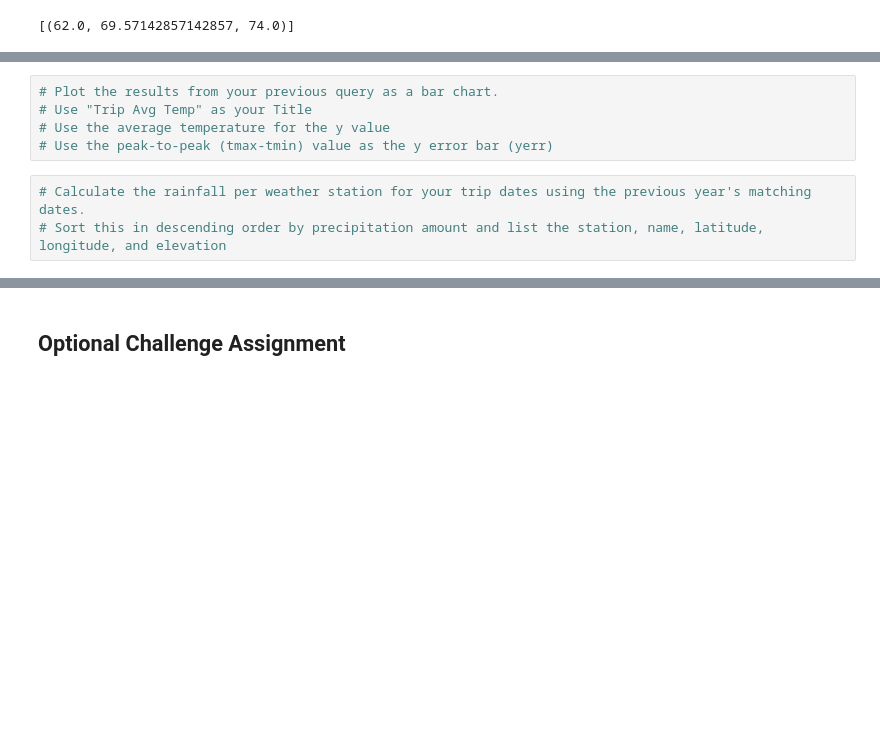
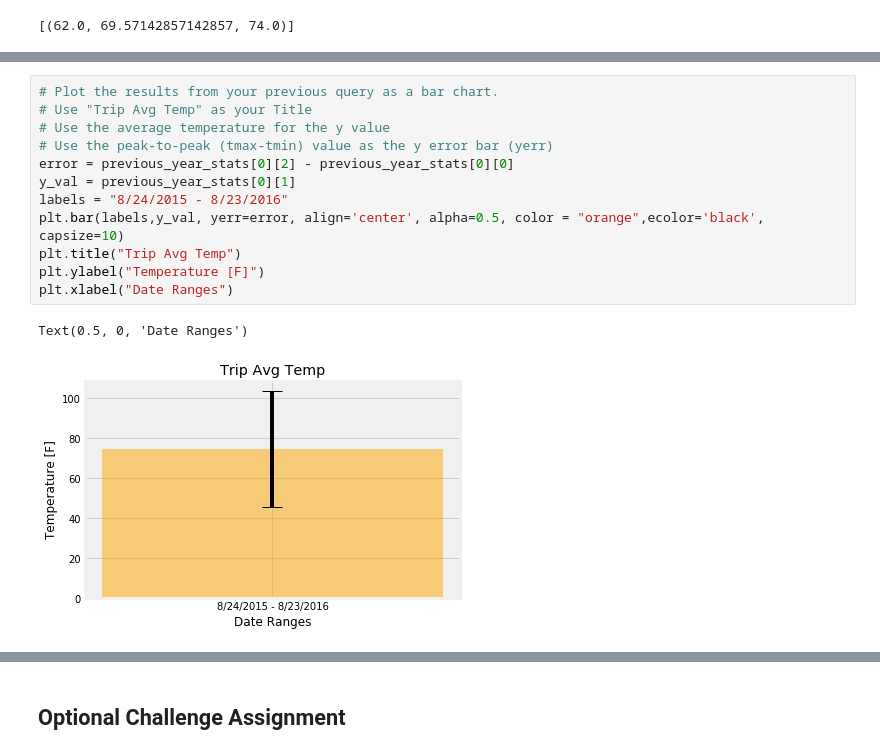
Before and after one commit to ramsun/climate-data-retrival-analysis-and-storgage, a Jupyter notebook: Climate Analysis.ipynb, the cells around one changed output, grey strips where cells are left out. Drawn from its saved outputs; the diff is of its cells as text; blank space fills up the shorter version.

```diff
--- a/Climate Analysis.ipynb
+++ b/Climate Analysis.ipynb
@@ -200,8 +207,15 @@ IndexError: list index out of range
 # %%
 # Plot the results from your previous query as a bar chart.
 # Use "Trip Avg Temp" as your Title
 # Use the average temperature for the y value
 # Use the peak-to-peak (tmax-tmin) value as the y error bar (yerr)
+error = previous_year_stats[0][2] - previous_year_stats[0][0]
+y_val = previous_year_stats[0][1]
+labels = "8/24/2015 - 8/23/2016"
+plt.bar(labels,y_val, yerr=error, align='center', alpha=0.5, color = "orange",ecolor='black', capsize=10)
+plt.title("Trip Avg Temp")
+plt.ylabel("Temperature [F]")
+plt.xlabel("Date Ranges")
+# %% [output]
+Text(0.5, 0, 'Date Ranges')
+[figure, added]
-# %%
-# Calculate the rainfall per weather station for your trip dates using the previous year's matching dates.
-# Sort this in descending order by precipitation amount and list the station, name, latitude, longitude, and elevation
```
Also changed, not shown: parts of 11 cells of this notebook.
